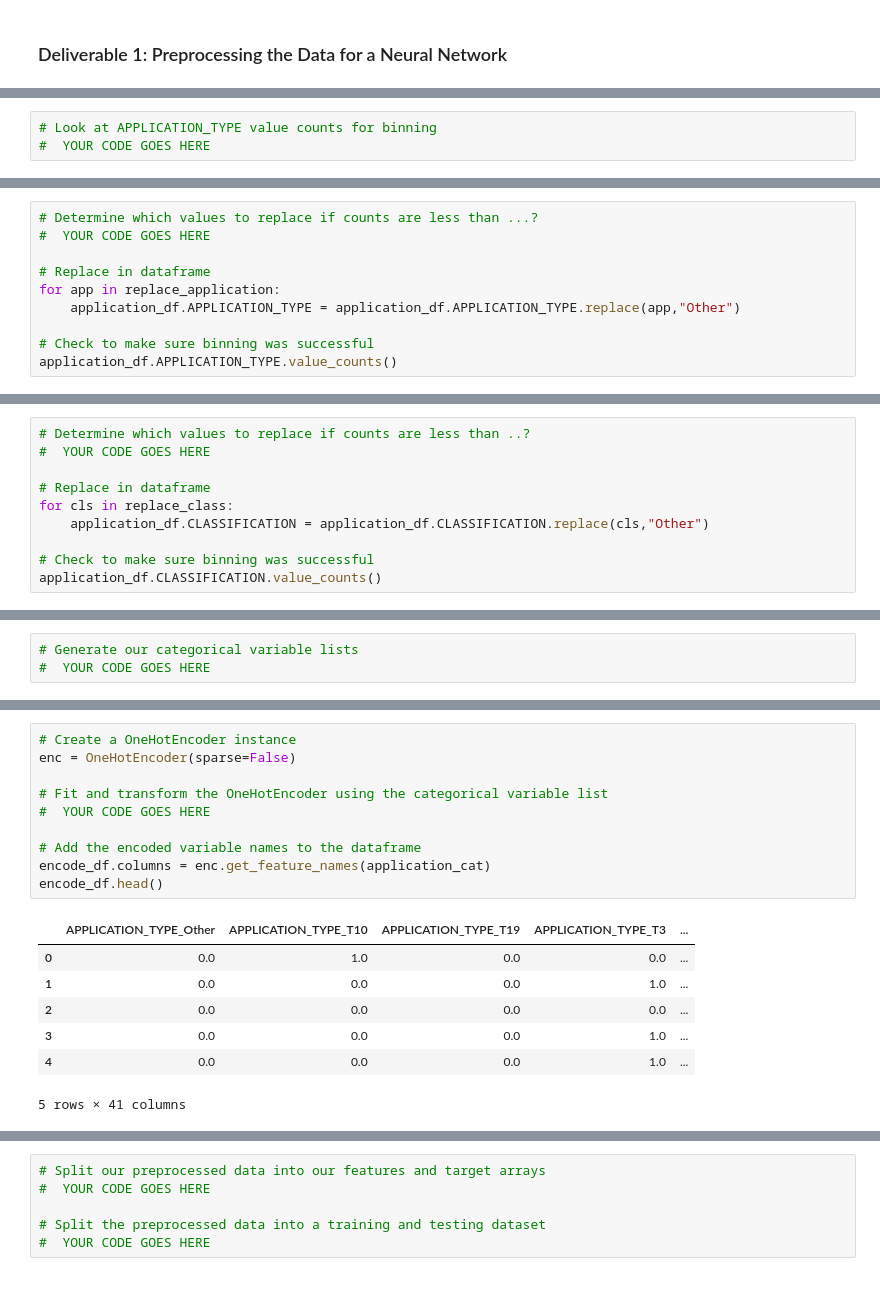
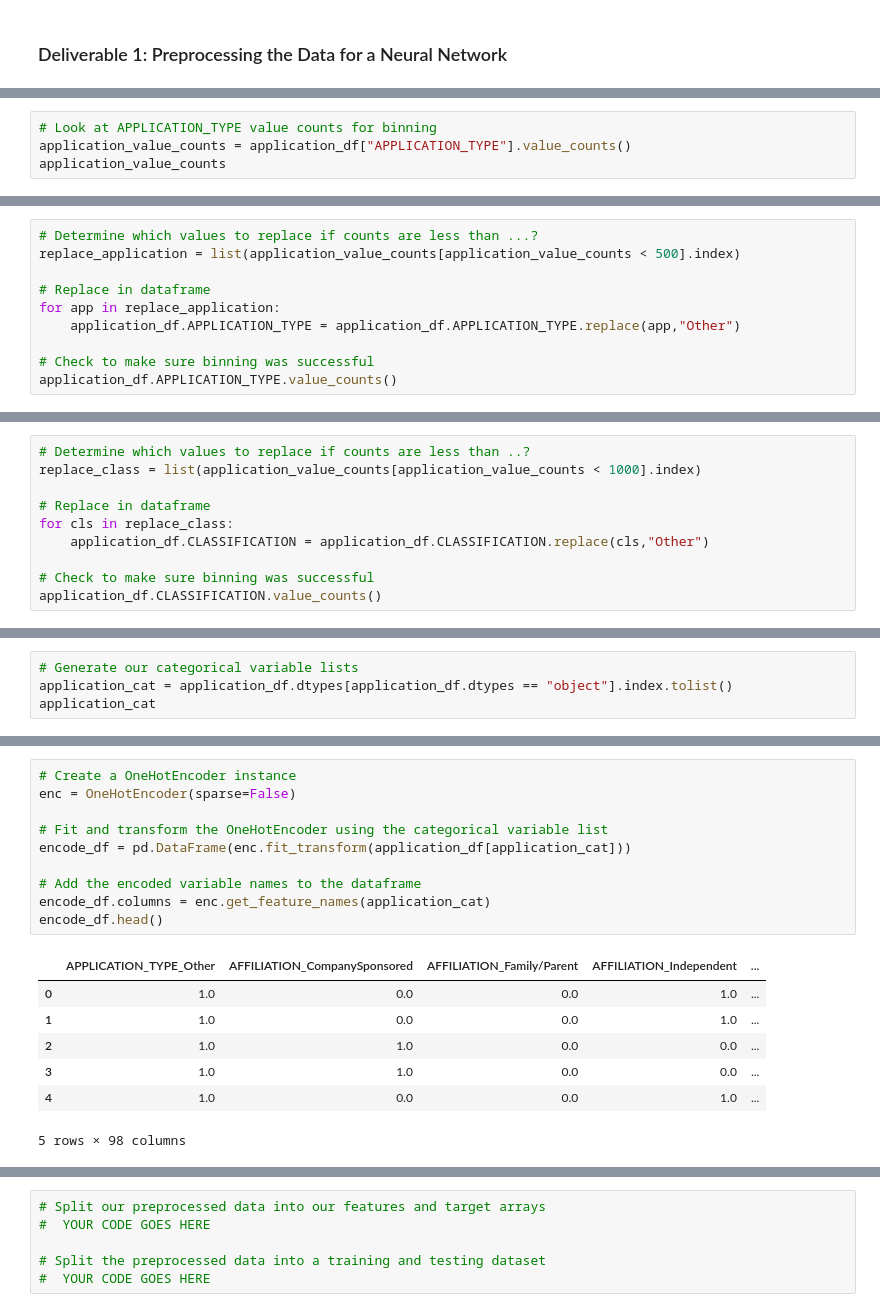
Before and after one commit to conradchelsea/Neural_Network_Charity_Analysis, a Jupyter notebook: AlphabetSoupCharity.ipynb, the cells around one changed output, grey strips where cells are left out. Saved outputs shown, nothing was run; the diff lists cells and outputs as text.

```diff
--- a/AlphabetSoupCharity.ipynb
+++ b/AlphabetSoupCharity.ipynb
@@ -38,7 +53,8 @@ IS_SUCCESSFUL                2
 dtype: int64
 # %%
 # Look at APPLICATION_TYPE value counts for binning
-#  YOUR CODE GOES HERE
+application_value_counts = application_df["APPLICATION_TYPE"].value_counts()
+application_value_counts
 # %% [output]
 T3     27037
 T4      1542
@@ -66,7 +82,7 @@ Name: APPLICATION_TYPE, dtype: int64
 [figure]
 # %%
 # Determine which values to replace if counts are less than ...?
-#  YOUR CODE GOES HERE
+replace_application = list(application_value_counts[application_value_counts < 500].index)
 
 # Replace in dataframe
 for app in replace_application:
@@ -109,7 +118,7 @@ Name: CLASSIFICATION, Length: 71, dtype: int64
 [figure]
 # %%
 # Determine which values to replace if counts are less than ..?
-#  YOUR CODE GOES HERE
+replace_class = list(application_value_counts[application_value_counts < 1000].index)
 
 # Replace in dataframe
 for cls in replace_class:
@@ -128,3 +142,4 @@ Name: CLASSIFICATION, dtype: int64
 # %%
 # Generate our categorical variable lists
-#  YOUR CODE GOES HERE
+application_cat = application_df.dtypes[application_df.dtypes == "object"].index.tolist()
+application_cat
@@ -131,20 +154,20 @@ Name: CLASSIFICATION, dtype: int64
 # %%
 # Create a OneHotEncoder instance
 enc = OneHotEncoder(sparse=False)
 
 # Fit and transform the OneHotEncoder using the categorical variable list
-#  YOUR CODE GOES HERE
+encode_df = pd.DataFrame(enc.fit_transform(application_df[application_cat]))
 
 # Add the encoded variable names to the dataframe
 encode_df.columns = enc.get_feature_names(application_cat)
 encode_df.head()
 # %% [output]
-|  | APPLICATION_TYPE_Other | APPLICATION_TYPE_T10 | APPLICATION_TYPE_T19 | APPLICATION_TYPE_T3 | ... |
-| 0 | 0.0 | 1.0 | 0.0 | 0.0 | ... |
-| 1 | 0.0 | 0.0 | 0.0 | 1.0 | ... |
-| 2 | 0.0 | 0.0 | 0.0 | 0.0 | ... |
-| 3 | 0.0 | 0.0 | 0.0 | 1.0 | ... |
-| 4 | 0.0 | 0.0 | 0.0 | 1.0 | ... |
+|  | APPLICATION_TYPE_Other | AFFILIATION_CompanySponsored | AFFILIATION_Family/Parent | AFFILIATION_Independent | ... |
+| 0 | 1.0 | 0.0 | 0.0 | 1.0 | ... |
+| 1 | 1.0 | 0.0 | 0.0 | 1.0 | ... |
+| 2 | 1.0 | 1.0 | 0.0 | 0.0 | ... |
+| 3 | 1.0 | 1.0 | 0.0 | 0.0 | ... |
+| 4 | 1.0 | 0.0 | 0.0 | 1.0 | ... |
-5 rows × 41 columns
+5 rows × 98 columns
 # %%
 # Merge one-hot encoded features and drop the originals
```
Also changed, not shown: parts of 10 cells of this notebook.
